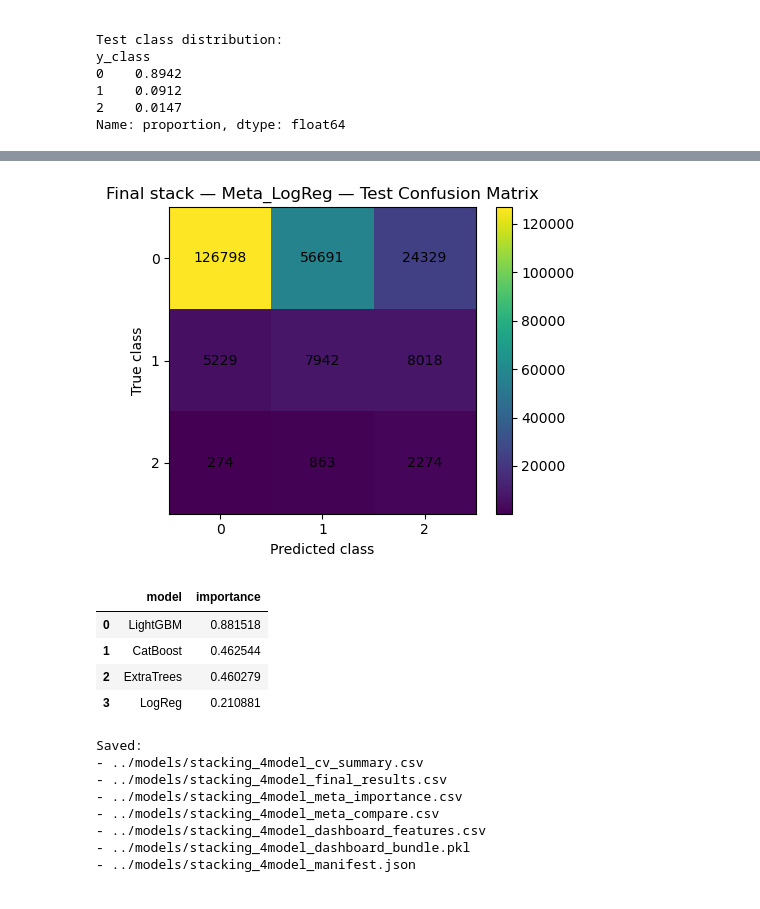
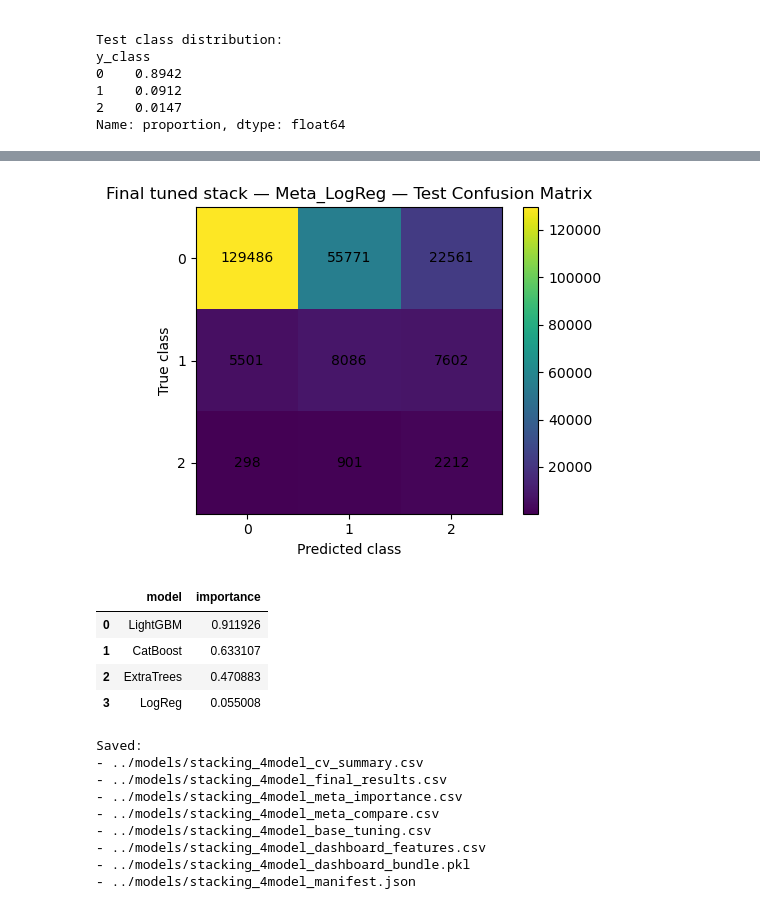
Before and after one commit to ope2001/toronto-prediction-collision, a Jupyter notebook: final_notebooks/14_stacking_4model_meta_comp.ipynb, the cells around one changed output, grey strips where cells are left out. Saved outputs shown, nothing was run; the diff lists cells and outputs as text; code cells hidden in the pictures.

```diff
--- a/final_notebooks/14_stacking_4model_meta_comp.ipynb
+++ b/final_notebooks/14_stacking_4model_meta_comp.ipynb
@@ -630,7 +805,7 @@ meta_candidates = {
 meta_rows = []
 
 # Proper comparison: each meta learner is evaluated using the OOF fold identities.
-for meta_name, meta_clf in meta_candidates.items():
+for meta_name, meta_template in meta_candidates.items():
     print(f"\nEvaluating {meta_name} on meta-features...")
 
     for fold_id in sorted(np.unique(meta_fold_ids)):
@@ -642,6 +817,7 @@ for meta_name, meta_clf in meta_candidates.items():
         X_meta_va = X_meta_train[va_mask]
         y_meta_va = y_meta_train[va_mask]
 
+        meta_clf = clone(meta_template)
         meta_clf.fit(X_meta_tr, y_meta_tr)
         proba_meta_va = meta_clf.predict_proba(X_meta_va)
         pred_meta_va = np.asarray(proba_meta_va).argmax(axis=1)
@@ -671,10 +847,7 @@ meta_compare_df = (
         ]
     ]
     .mean()
-    .sort_values(
-        ["macro_recall", "ap_class2", "macro_map", "recall_2", "prob_rmse_macro"],
-        ascending=[False, False, False, False, True],
-    )
+    .sort_values(TUNING_SORT_COLUMNS, ascending=TUNING_SORT_ASC)
     .reset_index(drop=True)
 )
 
@@ -684,7 +857,7 @@ best_meta_name = meta_compare_df.iloc[0]["model"]
 print(f"\nSelected winning meta learner: {best_meta_name}")
 
 # Refit the winning meta learner on all OOF meta-features.
-meta_model = meta_candidates[best_meta_name]
+meta_model = clone(meta_candidates[best_meta_name])
 meta_model.fit(X_meta_train, y_meta_train)
 # %% [output]
 Evaluating Meta_LogReg on meta-features...
@@ -706,31 +881,39 @@ LogisticRegression(class_weight='balanced', max_iter=1500,
 # %%
 
 # ------------------------------------------------------------
-# Refit base learners on all development data, score final test, save outputs
+# Refit tuned base learners on all development data, score final test, save outputs
 # ------------------------------------------------------------
 final_models = {}
 test_meta_parts = []
 final_rows = []
+final_tuning_rows = []
+final_selected_params = {}
 
-for model_name, builder in base_model_builders.items():
-    print(f"Refitting {model_name} on full development data...")
+for model_name in base_model_names:
+    print(f"Final grid search on full development data for {model_name}...")
+    best_params, tuning_df = tune_base_model(
+        model_name=model_name,
+        X_train=X_dev,
+        y_train=y_dev,
+        time_train=time_dev,
+        n_splits=INNER_N_SPLITS,
+    )
+    final_selected_params[model_name] = best_params
 
-    if model_name == "CatBoost":
-        model = builder(y_dev)
-        model.fit(X_dev, y_dev, cat_features=cat_cols)
-        proba_test = model.predict_proba(X_test)
-    else:
-        model = builder()
-        model.fit(X_dev, y_dev)
-        proba_test = model.predict_proba(X_test)
+    tuning_df = tuning_df.copy()
+    tuning_df["outer_fold"] = "full_dev"
+    tuning_df["selected_for_outer_fold"] = tuning_df.index == 0
+    final_tuning_rows.extend(tuning_df.to_dict("records"))
+
+    print(f"Refitting {model_name} on full development data with params: {best_params}")
+    model, proba_test = fit_predict_base_model(model_name, best_params, X_dev, y_dev, X_test)
 
     final_models[model_name] = model
     pred_test = np.asarray(proba_test).argmax(axis=1)
 
-    # Save each base learner's final test metrics.
-    final_rows.append(
-        eval_multiclass(y_test, pred_test, proba_test, name=model_name, split="test")
-    )
+    row = eval_multiclass(y_test, pred_test, proba_test, name=model_name, split="test")
+    row["best_params_json"] = json.dumps(best_params, sort_keys=True)
+    final_rows.append(row)
     test_meta_parts.append(np.asarray(proba_test))
 
 X_meta_test = np.hstack(test_meta_parts)
@@ -749,13 +932,13 @@ final_rows.append(
 
 final_results = (
     pd.DataFrame(final_rows)
-    .sort_values(["macro_recall", "ap_class2", "prob_rmse_macro"], ascending=[False, False, True])
+    .sort_values(TUNING_SORT_COLUMNS, ascending=TUNING_SORT_ASC)
     .reset_index(drop=True)
 )
 display(final_results)
 
 cm_stack = confusion_matrix(y_test, pred_stack_test, labels=[0, 1, 2])
-plot_confusion(cm_stack, title=f"Final stack — {best_meta_name} — Test Confusion Matrix")
+plot_confusion(cm_stack, title=f"Final tuned stack — {best_meta_name} — Test Confusion Matrix")
 
 # Meta importance:
 # - Logistic meta learner: coefficient-based summary across probability features.
@@ -793,6 +976,11 @@ display(meta_importance)
 # ------------------------------------------------------------
 # Save compact, GitHub-clean outputs only
 # ------------------------------------------------------------
+base_tuning_full_df = pd.concat([
+    base_tuning_df,
+    pd.DataFrame(final_tuning_rows),
+], ignore_index=True)
+
 cv_summary_to_save = cv_summary.copy()
 cv_summary_to_save.to_csv(OUT_CV_SUMMARY, index=False)
 
@@ -806,12 +994,14 @@ final_summary = final_results[
         "ap_class2",
         "macro_map",
         "prob_rmse_macro",
+        "best_params_json",
     ] if c in final_results.columns]
 ].copy()
 final_summary.to_csv(OUT_FINAL_RESULTS, index=False)
 
 meta_importance.to_csv(OUT_META_IMPORTANCE, index=False)
 meta_compare_df.to_csv(OUT_META_COMPARE, index=False)
+base_tuning_full_df.to_csv(OUT_BASE_TUNING, index=False)
 
 # Dashboard feature spec helps you build Streamlit input widgets safely.
 feature_spec = pd.DataFrame({
@@ -833,6 +1023,7 @@ dashboard_bundle = {
     "meta_model": meta_model,
     "winning_meta_model_name": best_meta_name,
     "meta_compare_table": meta_compare_df,
+    "selected_base_params": final_selected_params,
     "class_labels": [0, 1, 2],
 }
 joblib.dump(dashboard_bundle, OUT_DASHBOARD_BUNDLE)
@@ -842,6 +1033,7 @@ manifest = {
     "final_summary": str(OUT_FINAL_RESULTS),
     "meta_importance": str(OUT_META_IMPORTANCE),
     "meta_compare": str(OUT_META_COMPARE),
+    "base_tuning": str(OUT_BASE_TUNING),
     "dashboard_bundle": str(OUT_DASHBOARD_BUNDLE),
     "dashboard_features": str(OUT_DASHBOARD_FEATURES),
 }
@@ -853,6 +1045,7 @@ print("-", OUT_CV_SUMMARY)
 print("-", OUT_FINAL_RESULTS)
 print("-", OUT_META_IMPORTANCE)
 print("-", OUT_META_COMPARE)
+print("-", OUT_BASE_TUNING)
 print("-", OUT_DASHBOARD_FEATURES)
 print("-", OUT_DASHBOARD_BUNDLE)
 print("-", OUT_MANIFEST)
@@ -870,14 +1067,15 @@ Refitting ExtraTrees on full development data...
-[figure, old version]
+[figure, new version]
 |  | model | importance |
-| 0 | LightGBM | 0.881518 |
-| 1 | CatBoost | 0.462544 |
-| 2 | ExtraTrees | 0.460279 |
-| 3 | LogReg | 0.210881 |
+| 0 | LightGBM | 0.911926 |
+| 1 | CatBoost | 0.633107 |
+| 2 | ExtraTrees | 0.470883 |
+| 3 | LogReg | 0.055008 |
 Saved:
 - ../models/stacking_4model_cv_summary.csv
 - ../models/stacking_4model_final_results.csv
 - ../models/stacking_4model_meta_importance.csv
 - ../models/stacking_4model_meta_compare.csv
+- ../models/stacking_4model_base_tuning.csv
 - ../models/stacking_4model_dashboard_features.csv
 - ../models/stacking_4model_dashboard_bundle.pkl
 - ../models/stacking_4model_manifest.json
```
Also changed, not shown: parts of 6 cells of this notebook, 3 other files.
